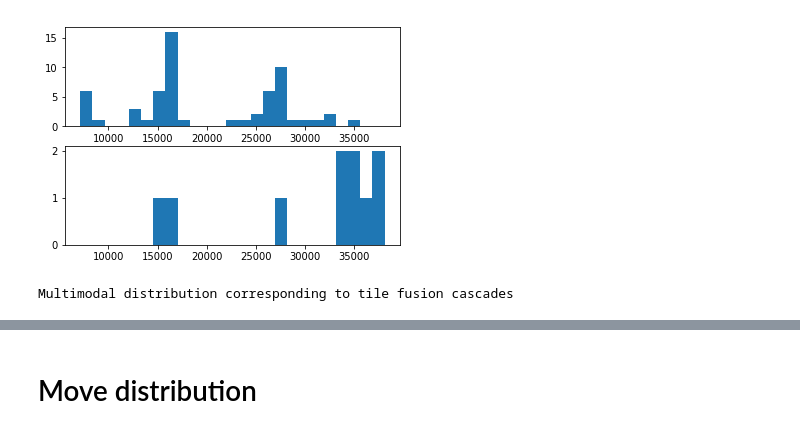
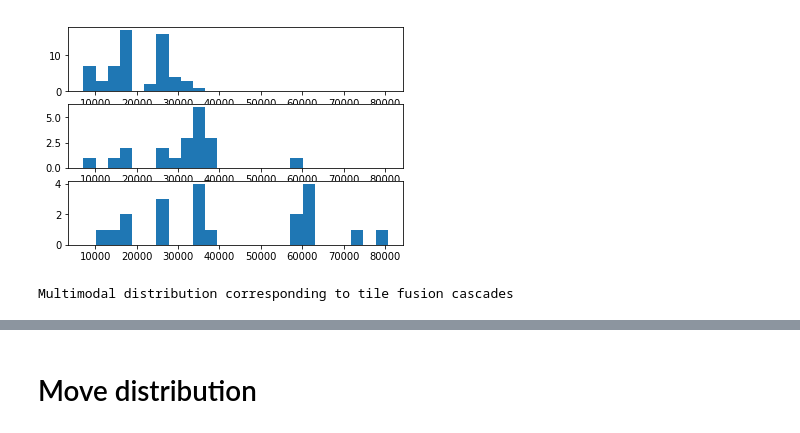
Before and after one commit to fqjin/2048NN, a Jupyter notebook: progress.ipynb, the cells around one changed output, grey strips where cells are left out. Cells and saved outputs as stored; diff of their text form; code cells hidden in the pictures.

```diff
--- a/progress.ipynb
+++ b/progress.ipynb
@@ -37,12 +38,14 @@ plt.show()
 # %%
-plt.subplot(211)
+plt.subplot(311)
 plt.hist(scores[:60], range=(min(scores), max(scores)), bins=25)
-plt.subplot(212)
-plt.hist(scores[60:], range=(min(scores), max(scores)), bins=25)
+plt.subplot(312)
+plt.hist(scores[60:80], range=(min(scores), max(scores)), bins=25)
+plt.subplot(313)
+plt.hist(scores[80:], range=(min(scores), max(scores)), bins=25)
 plt.show()
 print('Multimodal distribution corresponding to tile fusion cascades')
 # %% [output]
-[figure, old version]
+[figure, new version]
 Multimodal distribution corresponding to tile fusion cascades
 # %%
 fig, ax1 = plt.subplots(figsize=(8,3))
```
Also changed, not shown: parts of 12 cells of this notebook, 8 other files.
